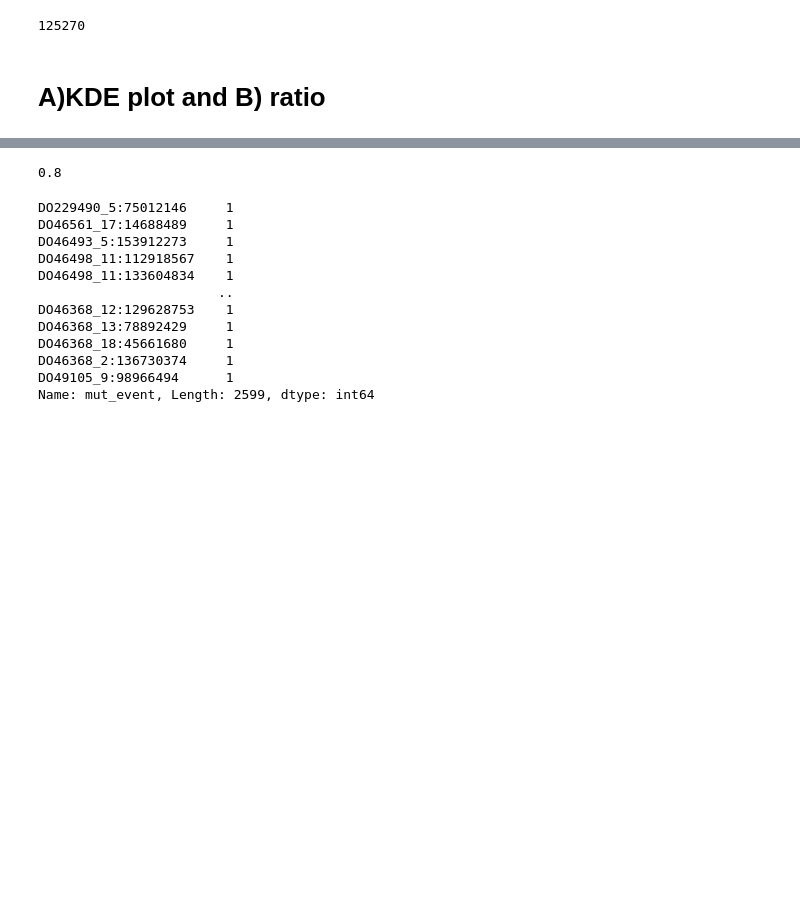
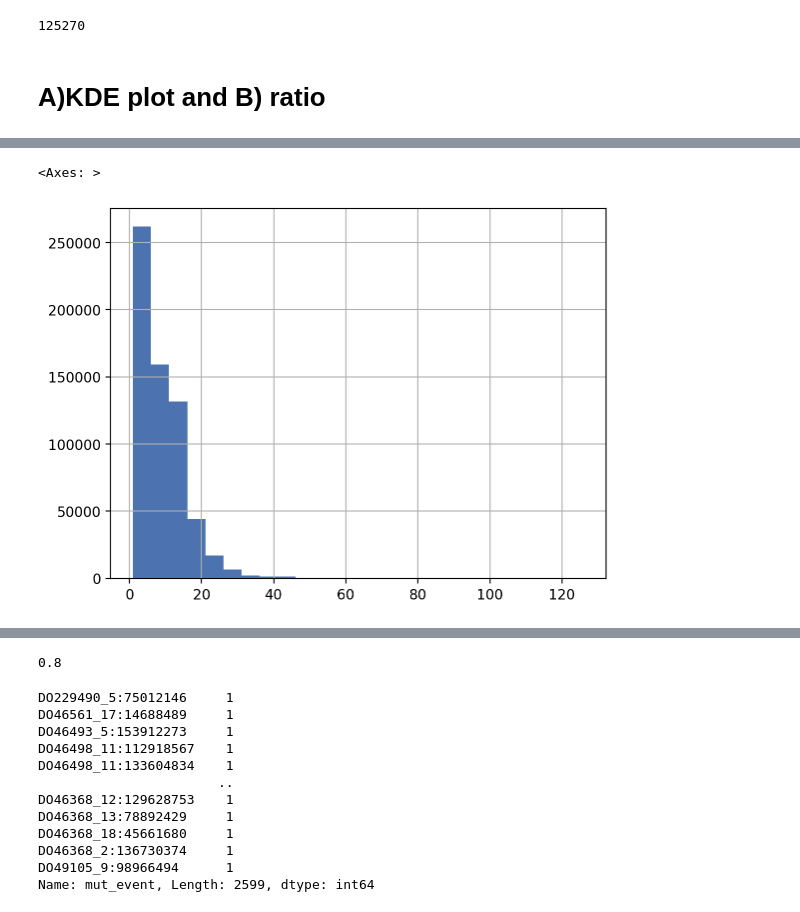
Before and after one commit to zanekoch/methylation_and_mutation, a Jupyter notebook: figure3_052523.ipynb, the cells around one changed output, grey strips where cells are left out. Cells and saved outputs as stored; diff of their text form; code cells hidden in the pictures; blank space fills up the shorter version.

```diff
--- a/figure3_052523.ipynb
+++ b/figure3_052523.ipynb
@@ -155,0 +191,5 @@ icgc_dist_mean_metrics_w_annot_df_subset_vaf = icgc_dist_mean_metrics_w_annot_df
+# %%
+icgc_dist_all_metrics_df.query("mut_event in @icgc_dist_mean_metrics_w_annot_df_subset_vaf['mut_event'].unique() and (measured_site_dist <= 10000 and measured_site_dist>= -10000)")['mut_event'].value_counts().hist(bins=25)
+# %% [output]
+<Axes: >
+[figure, added]
```
Also changed, not shown: parts of 8 cells of this notebook, 5 other files.
